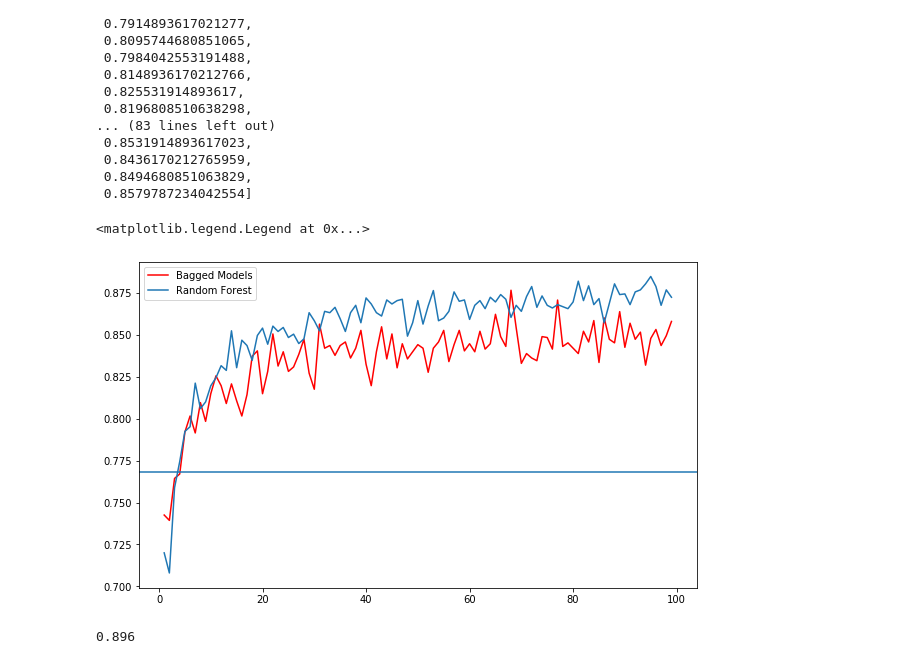
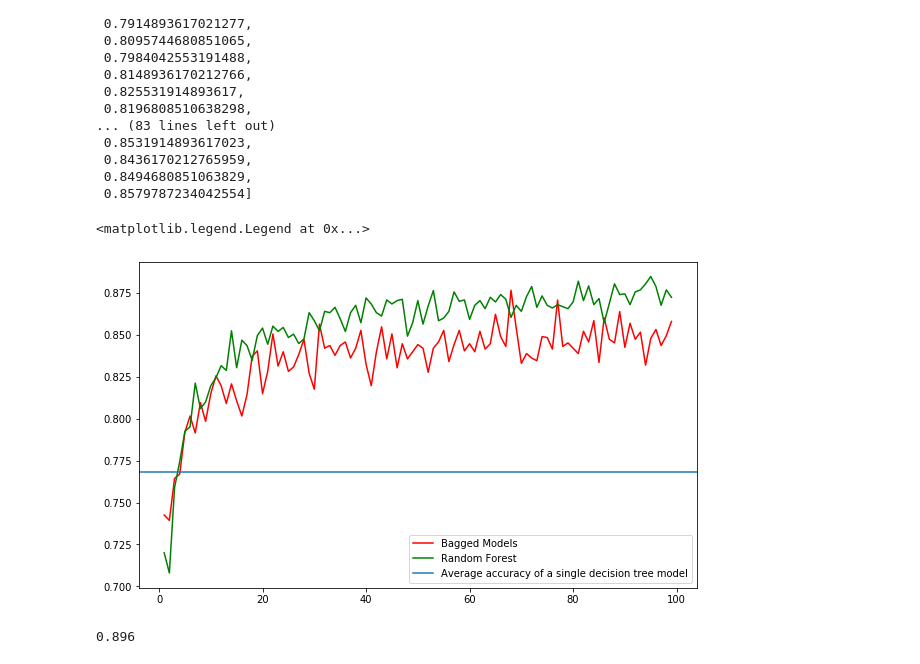
Before and after one commit to max-miller/ds_ground_up, a Jupyter notebook: neighbors_tree/ensemble_methods.ipynb, the cells around one changed output. Drawn from its saved outputs; the diff is of its cells as text; code cells hidden in the pictures.

```diff
--- a/neighbors_tree/ensemble_methods.ipynb
+++ b/neighbors_tree/ensemble_methods.ipynb
@@ -293,12 +293,12 @@ bagged_accuracies
 # %%
 plt.figure(figsize=(10,6))
 plt.plot(range(1,100),bagged_accuracies,c='r',label='Bagged Models')
-plt.plot(range(1,100),rfc_accuracies,label='Random Forest')
-plt.axhline(single_tree_average)
+plt.plot(range(1,100),rfc_accuracies,c='green',label='Random Forest')
+plt.axhline(single_tree_average,label='Average accuracy of a single decision tree model')
 plt.legend()
 # %% [output]
 <matplotlib.legend.Legend at 0x...>
-[figure, old version]
+[figure, new version]
 # %%
 boost = GradientBoostingClassifier(n_estimators=170,learning_rate=.1,max_depth=4)
 boost.fit(X2_train,y2_train)
```
Also changed, not shown: parts of 8 cells of this notebook.
